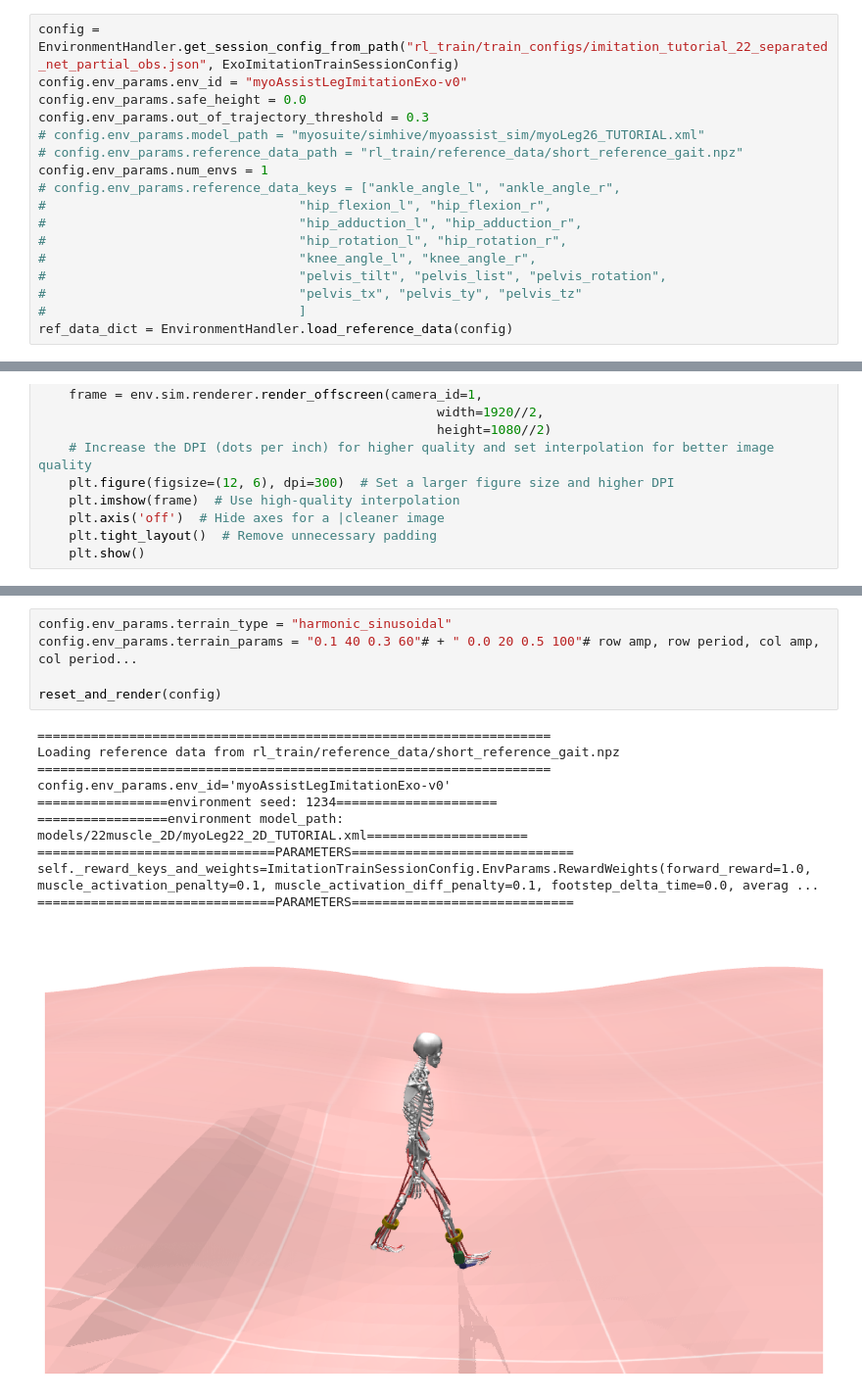
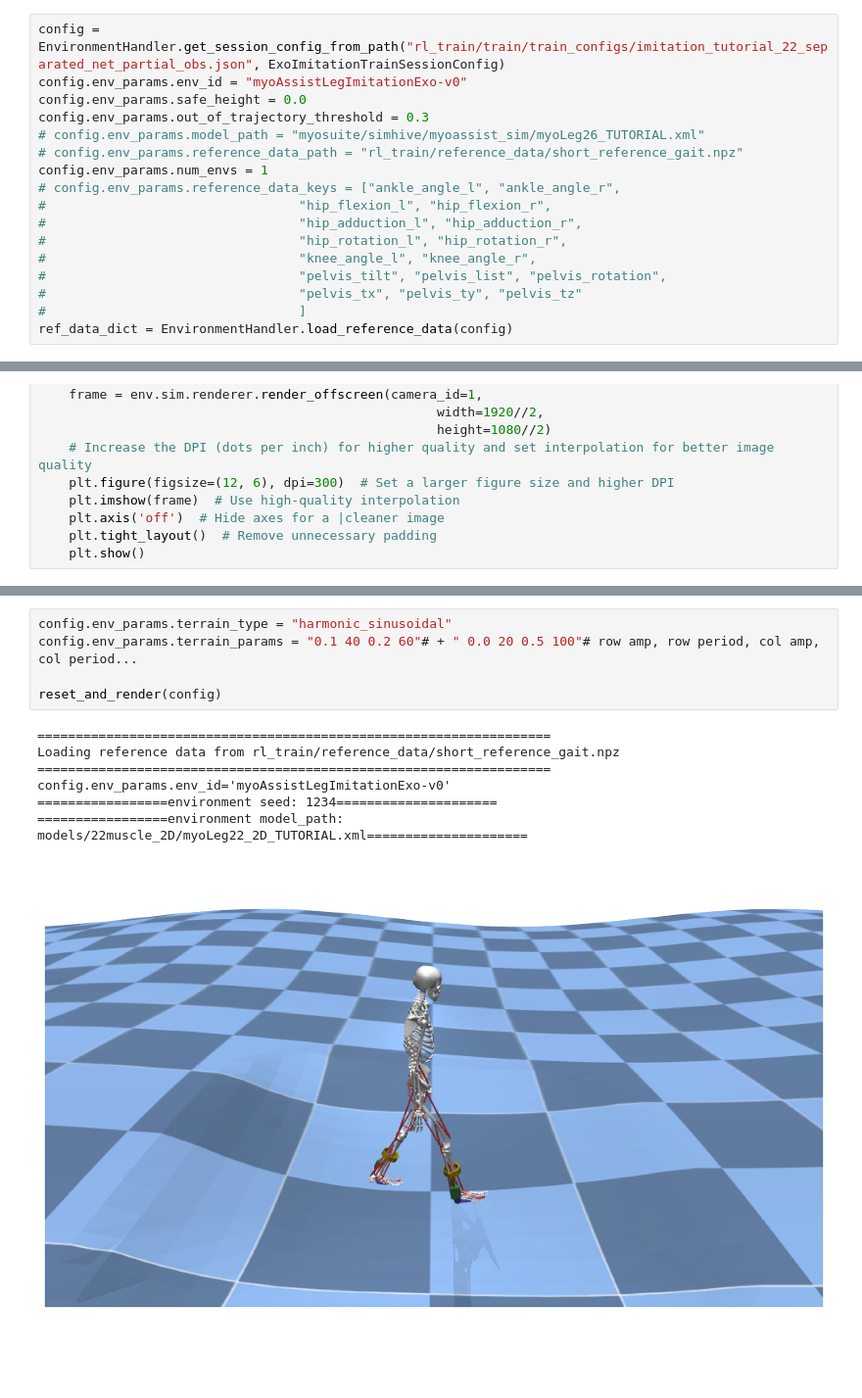
Before and after one commit to neumovelab/myoassist, a Jupyter notebook: docs/tutorial/rl_terrain_tutorial.ipynb, the cells around one changed output, grey strips where cells are left out. Shown at 98% size. Saved outputs shown, nothing was run; the diff lists cells and outputs as text; blank space fills up the shorter version.

Commit message:
Added terrain images to docs

```diff
--- a/docs/tutorial/rl_terrain_tutorial.ipynb
+++ b/docs/tutorial/rl_terrain_tutorial.ipynb
@@ -29,5 +24,5 @@ MyoSuite:> Registering Myo Envs
 # %%
-config = EnvironmentHandler.get_session_config_from_path("rl_train/train_configs/imitation_tutorial_22_separated_net_partial_obs.json", ExoImitationTrainSessionConfig)
+config = EnvironmentHandler.get_session_config_from_path("rl_train/train/train_configs/imitation_tutorial_22_separated_net_partial_obs.json", ExoImitationTrainSessionConfig)
 config.env_params.env_id = "myoAssistLegImitationExo-v0"
 config.env_params.safe_height = 0.0
 config.env_params.out_of_trajectory_threshold = 0.3
@@ -98,19 +86,16 @@ self._reward_keys_and_weights=ImitationTrainSessionConfig.EnvParams.RewardWeight
 # %%
 config.env_params.terrain_type = "harmonic_sinusoidal"
-config.env_params.terrain_params = "0.1 40 0.3 60"# + " 0.0 20 0.5 100"# row amp, row period, col amp, col period...
+config.env_params.terrain_params = "0.1 40 0.2 60"# + " 0.0 20 0.5 100"# row amp, row period, col amp, col period...
 
 reset_and_render(config)
 # %% [output]
 ===================================================================
 Loading reference data from rl_train/reference_data/short_reference_gait.npz
 ===================================================================
 config.env_params.env_id='myoAssistLegImitationExo-v0'
 =================environment seed: 1234=====================
 =================environment model_path: models/22muscle_2D/myoLeg22_2D_TUTORIAL.xml=====================
-===============================PARAMETERS=============================
-self._reward_keys_and_weights=ImitationTrainSessionConfig.EnvParams.RewardWeights(forward_reward=1.0, muscle_activation_penalty=0.1, muscle_activation_diff_penalty=0.1, footstep_delta_time=0.0, averag ...
-===============================PARAMETERS=============================
-[figure, old version]
+[figure, new version]
 # %%
 config.env_params.terrain_type = "harmonic_sinusoidal"
 config.env_params.terrain_params = "0.1 40 0.3 60" + " 0.2 20 0.2 10"# row amp, row period, col amp, col period...
```
Also changed, not shown: parts of 7 cells of this notebook, 7 other files.
